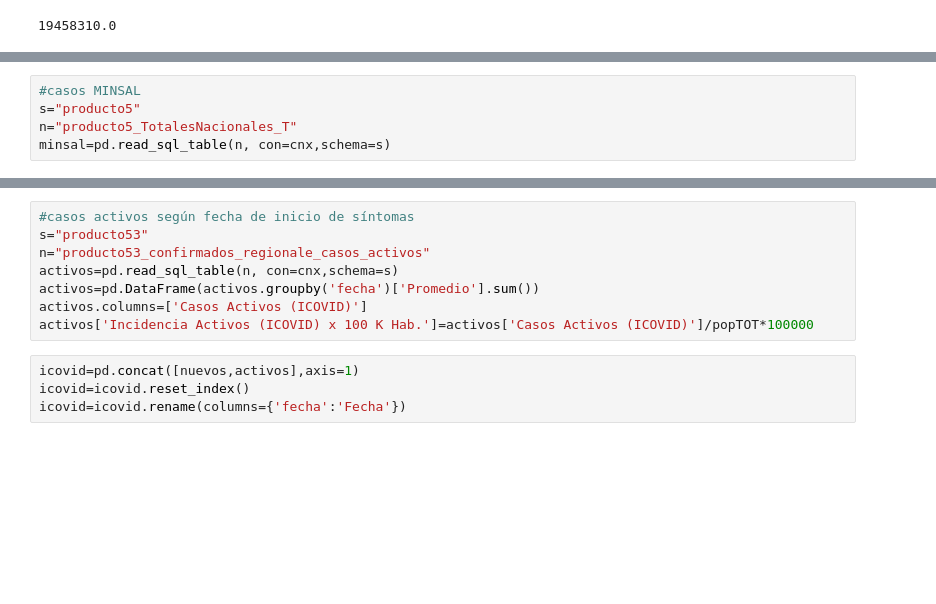
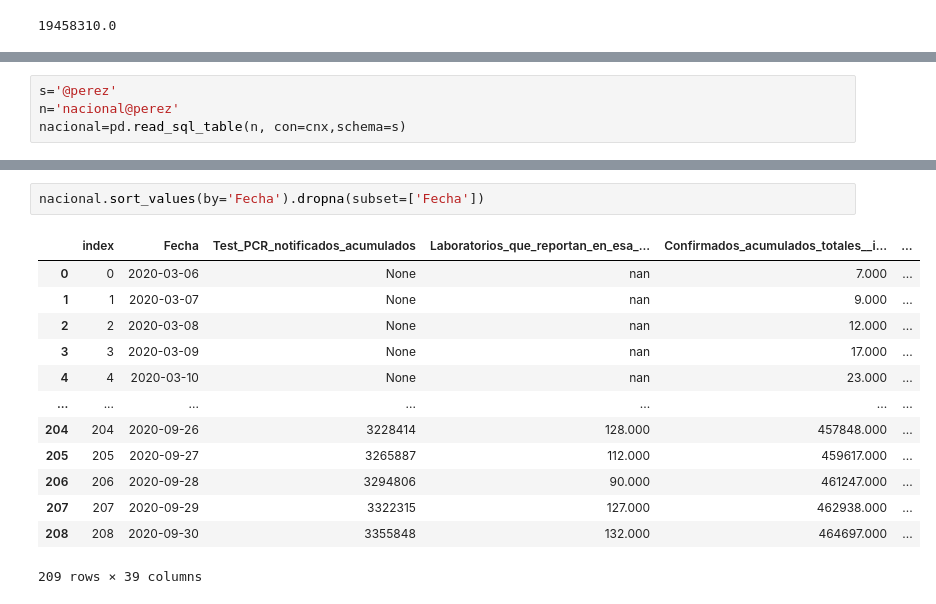
Before and after one commit to panchohumeres/dynamo-covid, a Jupyter notebook: ETL/consolidado_nacional.ipynb, the cells around one changed output, grey strips where cells are left out. Saved outputs shown, nothing was run; the diff lists cells and outputs as text; blank space fills up the shorter version.

```diff
--- a/ETL/consolidado_nacional.ipynb
+++ b/ETL/consolidado_nacional.ipynb
@@ -72,5 +200,4 @@ nuevos['Casos Acumulados (ICOVID)']=nuevos['Casos Nuevos (ICOVID)'].cumsum()
 # %%
-#casos MINSAL
-s="producto5"
-n="producto5_TotalesNacionales_T"
-minsal=pd.read_sql_table(n, con=cnx,schema=s)
+s='@perez'
+n='nacional@perez'
+nacional=pd.read_sql_table(n, con=cnx,schema=s)
@@ -93,13 +204,17 @@ minsal
-# %%
-#casos activos según fecha de inicio de síntomas
-s="producto53"
-n="producto53_confirmados_regionale_casos_activos"
-activos=pd.read_sql_table(n, con=cnx,schema=s)
-activos=pd.DataFrame(activos.groupby('fecha')['Promedio'].sum())
-activos.columns=['Casos Activos (ICOVID)']
-activos['Incidencia Activos (ICOVID) x 100 K Hab.']=activos['Casos Activos (ICOVID)']/popTOT*100000
-# %%
-icovid=pd.concat([nuevos,activos],axis=1)
-icovid=icovid.reset_index()
-icovid=icovid.rename(columns={'fecha':'Fecha'})
+# %%
+nacional.sort_values(by='Fecha').dropna(subset=['Fecha'])
+# %% [output]
+|  | index | Fecha | Test_PCR_notificados_acumulados | Laboratorios_que_reportan_en_esa_... | Confirmados_acumulados_totales__i... | ... |
+| 0 | 0 | 2020-03-06 | None | nan | 7.000 | ... |
+| 1 | 1 | 2020-03-07 | None | nan | 9.000 | ... |
+| 2 | 2 | 2020-03-08 | None | nan | 12.000 | ... |
+| 3 | 3 | 2020-03-09 | None | nan | 17.000 | ... |
+| 4 | 4 | 2020-03-10 | None | nan | 23.000 | ... |
+| ... | ... | ... | ... | ... | ... | ... |
+| 204 | 204 | 2020-09-26 | 3228414 | 128.000 | 457848.000 | ... |
+| 205 | 205 | 2020-09-27 | 3265887 | 112.000 | 459617.000 | ... |
+| 206 | 206 | 2020-09-28 | 3294806 | 90.000 | 461247.000 | ... |
+| 207 | 207 | 2020-09-29 | 3322315 | 127.000 | 462938.000 | ... |
+| 208 | 208 | 2020-09-30 | 3355848 | 132.000 | 464697.000 | ... |
+209 rows × 39 columns
 # %%
```
Also changed, not shown: parts of 10 cells of this notebook, 8 other files.
